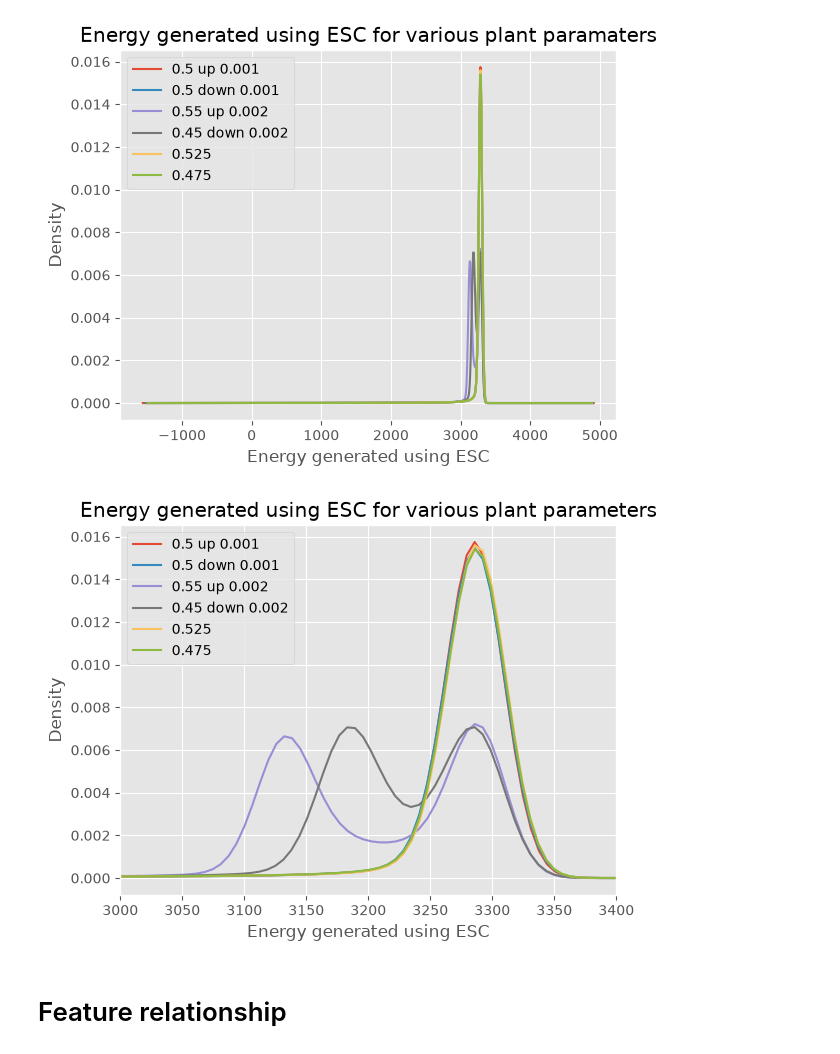
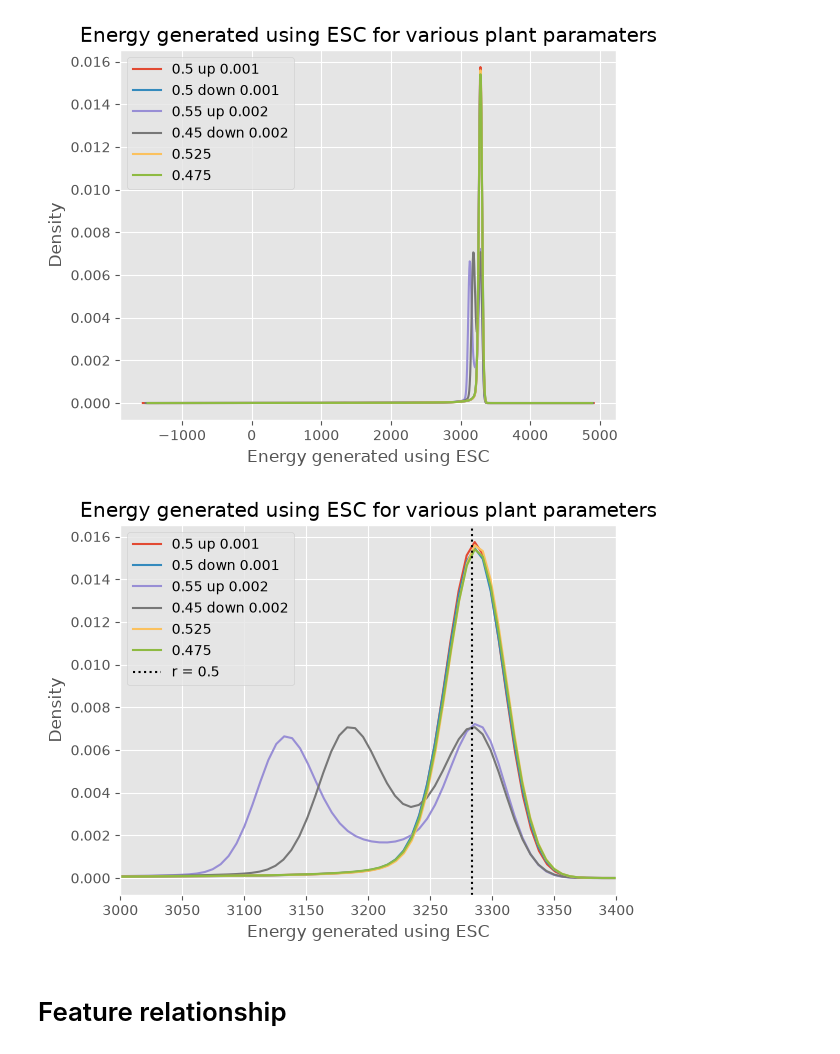
Before and after one commit to HaoPhuc/esc-fuel-ratio, a Jupyter notebook: Optimal-to-operate/OTO-Plant_fix.ipynb, the cells around one changed output. Drawn from its saved outputs; the diff is of its cells as text; code cells hidden in the pictures.

Commit message:
add energy generated by r=0.5 to energy density plot

```diff
--- a/Optimal-to-operate/OTO-Plant_fix.ipynb
+++ b/Optimal-to-operate/OTO-Plant_fix.ipynb
@@ -87,21 +87,23 @@ plt.show()
 # %% [output]
 [figure]
 # %%
-# rescaled
+# Rescaled density graph as outside [3000, 3400], the density are very small and neglegible
 
 fig, ax = plt.subplots()
 
 for name, df in dfs.items():
     df['energy_ESC'].plot(kind='kde', ax=ax, label=name)
+
+ax.axvline(x=3283.379213, color='black', linestyle=':', label='r = 0.5')
 
 ax.set_xlim(3000, 3400)
 ax.set_xlabel('Energy generated using ESC')
 ax.set_ylabel('Density')
 ax.set_title('Energy generated using ESC for various plant parameters')
 ax.legend()
 plt.show()
 # %% [output]
-[figure, old version]
+[figure, new version]
 # %% [markdown]
 # Feature relationship
 # %% [markdown]
```
